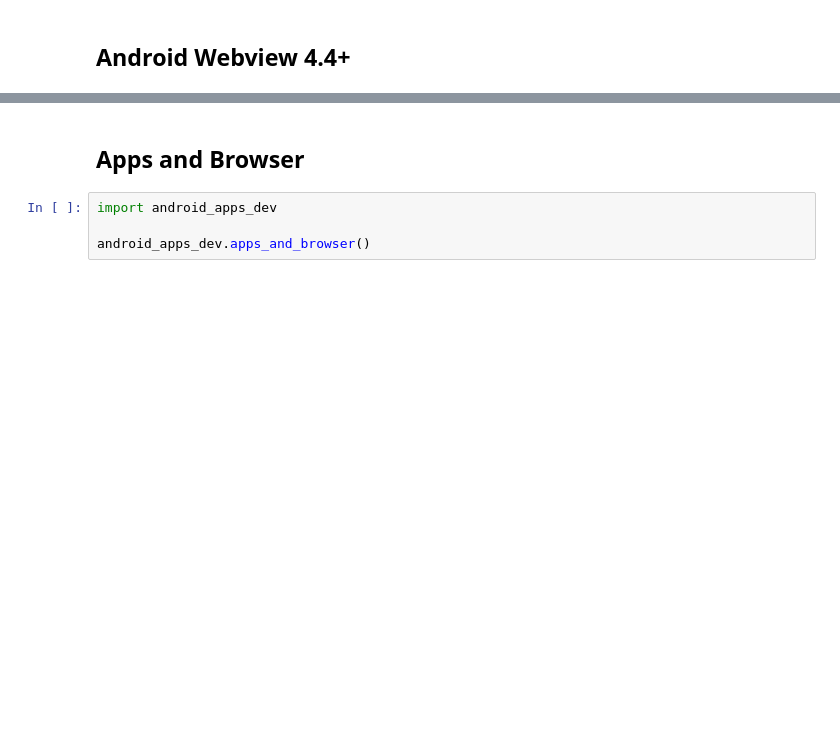
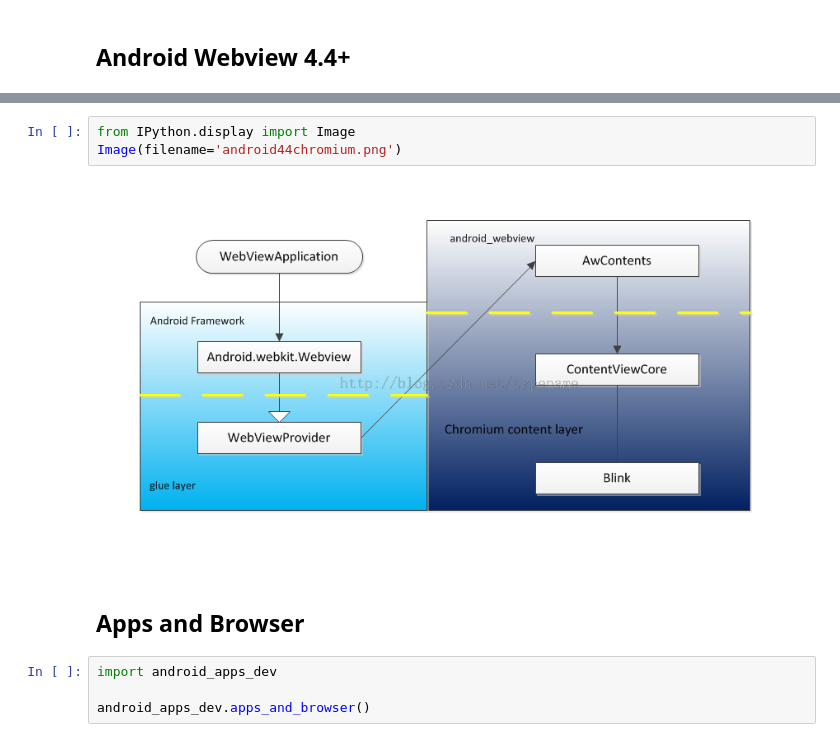
Before and after one commit to followcat/catlab, a Jupyter notebook: android_webview/android_apps_dev.ipynb, the cells around one changed output, grey strips where cells are left out. Drawn from its saved outputs; the diff is of its cells as text; blank space fills up the shorter version.

Commit message:
Modify android_apps_dev notebook and add tikz, mindmap tex.

```diff
--- a/android_webview/android_apps_dev.ipynb
+++ b/android_webview/android_apps_dev.ipynb
@@ -28,6 +28,11 @@ import android_apps_dev
 android_apps_dev.webview44()
 # %% [output]
 [drawing not drawn]
+# %%
+from IPython.display import Image
+Image(filename='android44chromium.png')
+# %% [output]
+[figure, added]
 # %% [markdown]
 ## Apps and Browser
 # %%
```
Also changed, not shown: parts of 1 cell of this notebook, 4 other files.
